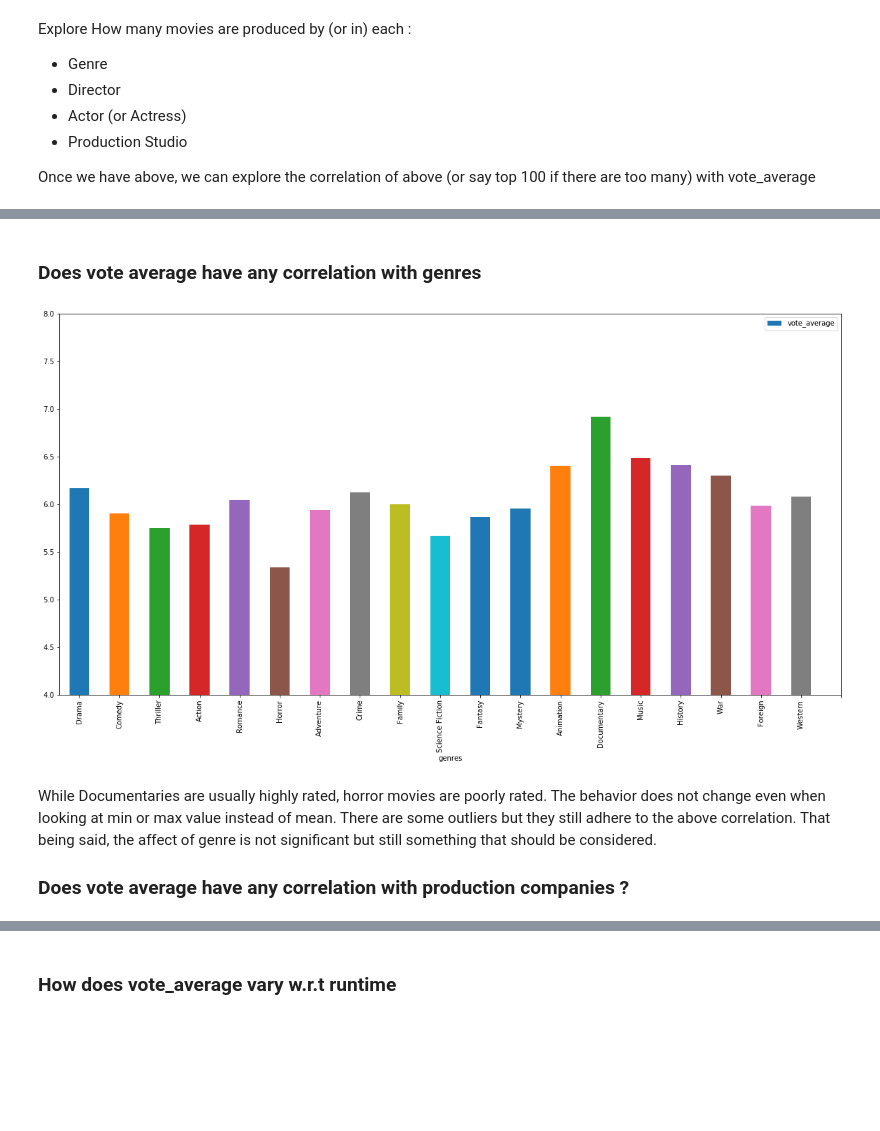
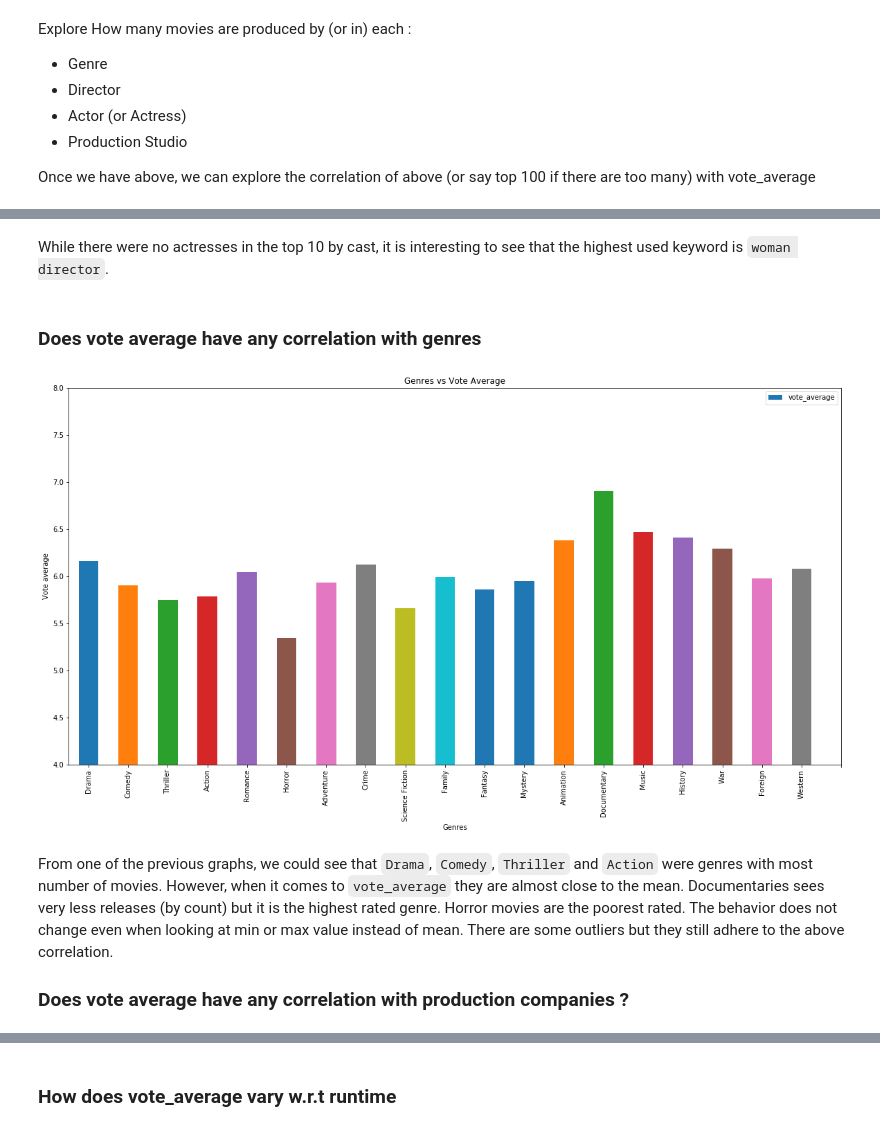
Before and after one commit to sahithiindarapu/tmdb_analysis, a Jupyter notebook: Investigate_a_Dataset.ipynb, the cells around one changed output, grey strips where cells are left out. Saved outputs shown, nothing was run; the diff lists cells and outputs as text; code cells hidden in the pictures; blank space fills up the shorter version.

```diff
--- a/Investigate_a_Dataset.ipynb
+++ b/Investigate_a_Dataset.ipynb
@@ -234,6 +232,12 @@ df_movies.drop(columns=drop_columns, inplace=True, errors="ignore")
 
 # drop rows whose genres field is null
 df_movies.dropna(axis=0, how="all", subset=["genres"], inplace=True)
+
+# drop rows whose director field is null
+df_movies.dropna(axis=0, how="all", subset=["director"], inplace=True)
+
+# drop rows whose cast field is null
+df_movies.dropna(axis=0, how="all", subset=["cast"], inplace=True)
 # %%
 # drop rows whose runtime field is null
 runtime_zero = df_movies.query("runtime == 0")
@@ -383,14 +414,19 @@ get_value_counts_in_column(column_cast, df_movies).head(400).plot.line(figsize=[
+# %% [markdown]
+While there were no actresses in the top 10 by cast, it is interesting to see that the highest used keyword is `woman director`.
 # %% [markdown]
 ### Does vote average have any correlation with genres
 # %%
 genres = expand_column(column_genres, column_vote_average, df_movies)
 genres.plot(x = column_genres, y = column_vote_average, kind="bar", figsize=[20, 10])
 plt.ylim(ymin=4, ymax=8)
-plt.xticks(np.arange(20), genres[column_genres].values);
+plt.xticks(np.arange(20), genres[column_genres].values)
+plt.ylabel("Vote average")
+plt.xlabel("Genres")
+plt.title("Genres vs Vote Average");
 # %% [output]
-[figure, old version]
+[figure, new version]
 # %% [markdown]
-While Documentaries are usually highly rated, horror movies are poorly rated. The behavior does not change even when looking at min or max value instead of mean. There are some outliers but they still adhere to the above correlation. That being said, the affect of genre is not significant but still something that should be considered.
+From one of the previous graphs, we could see that `Drama`, `Comedy`, `Thriller` and `Action` were genres with most number of movies. However, when it comes to `vote_average` they are almost close to the mean. Documentaries sees very less releases (by count) but it is the highest rated genre. Horror movies are the poorest rated. The behavior does not change even when looking at min or max value instead of mean. There are some outliers but they still adhere to the above correlation.
 
 ### Does vote average have any correlation with production companies ?
 # %%
```
Also changed, not shown: parts of 52 cells of this notebook.
